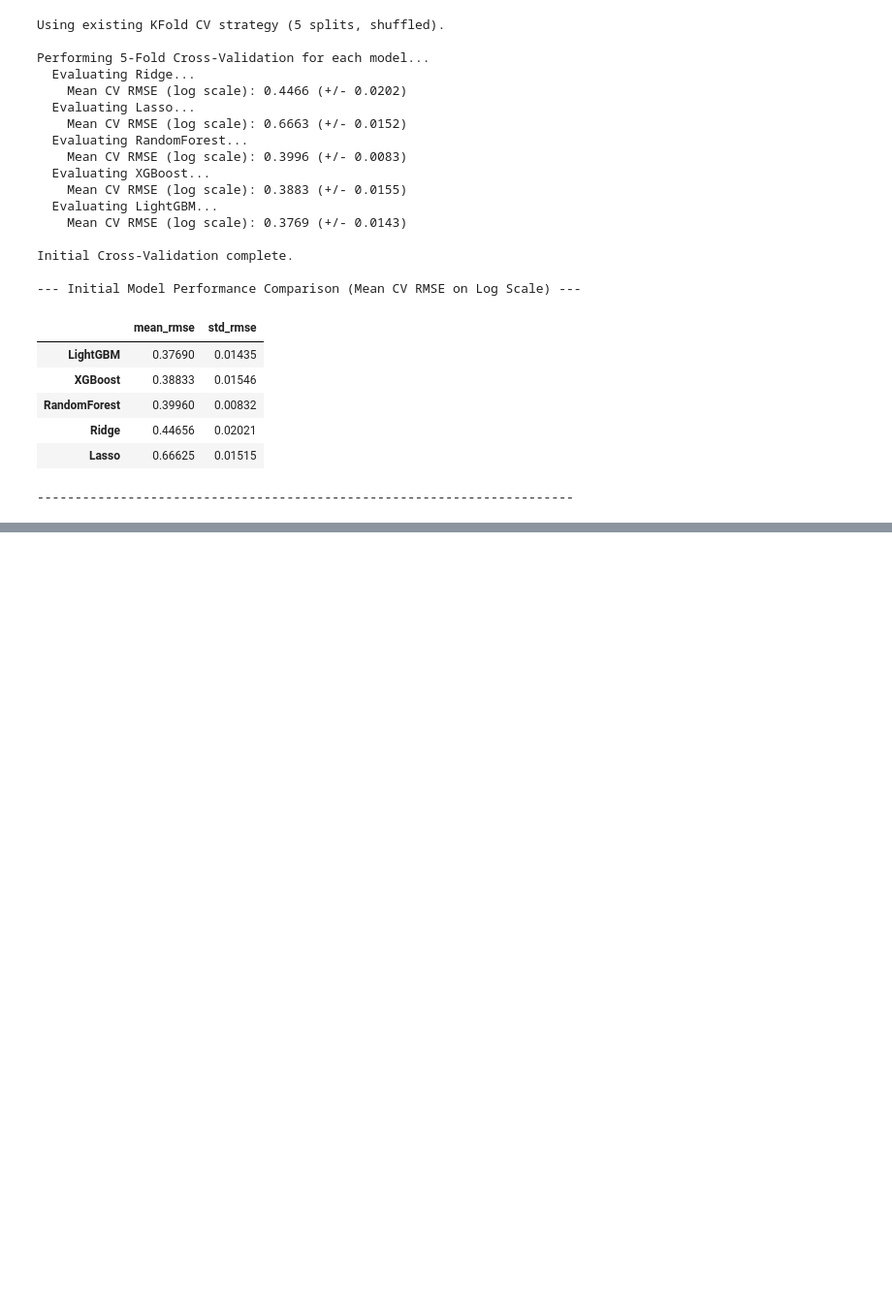
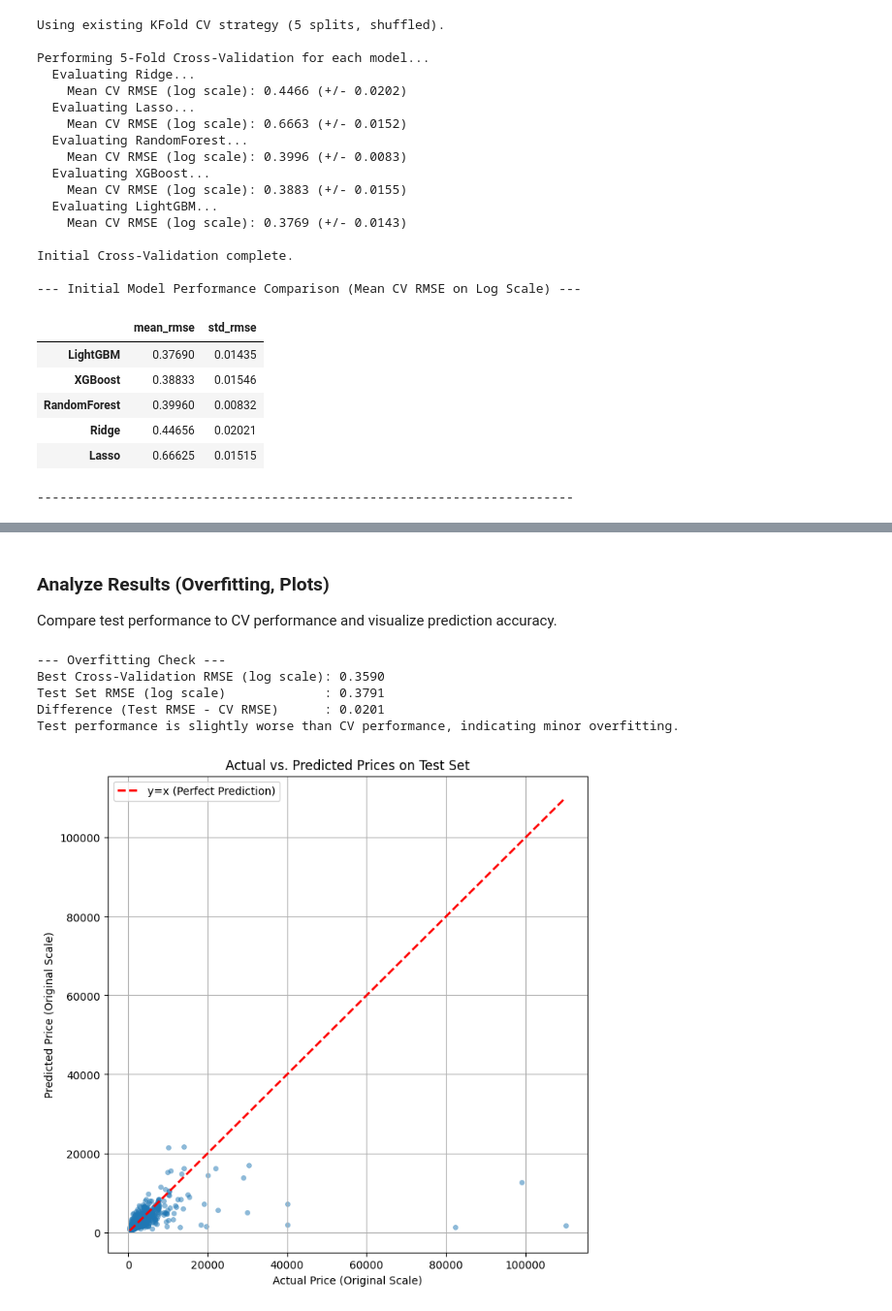
Before and after one commit to DataXteam/Airbnb_data_analysis, a Jupyter notebook: notebooks/04-Modelling.ipynb, the cells around one changed output, grey strips where cells are left out. Shown at 97% size. Cells and saved outputs as stored; diff of their text form; code cells hidden in the pictures; blank space fills up the shorter version.

Commit message:
modeling with bad performace

```diff
--- a/notebooks/04-Modelling.ipynb
+++ b/notebooks/04-Modelling.ipynb
@@ -320,0 +981,16 @@ Initial Cross-Validation complete.
+# %%
+# M5.1 Predict on Test Set
+if 'final_model' in locals() and final_model is not None and 'X_test_scaled' in locals() and X_test_scaled is not None:
+    print("Generating predictions on the test set (log scale)...")
+    try:
+        y_pred_log = final_model.predict(X_test_scaled)
+        print("Predictions generated successfully.")
+        print(f"Shape of log predictions: {y_pred_log.shape}")
+        # Display first few predictions
+        print("\nExample log predictions:")
+        print(y_pred_log[:5])
+    except Exception as e:
+        print(f"An error occurred during prediction: {e}")
+        y_pred_log = None
+else:
+    print("Error: Final model or scaled test data not available.")
@@ -320,0 +1090,63 @@ Initial Cross-Validation complete.
+# %% [markdown]
+### Analyze Results (Overfitting, Plots)
+Compare test performance to CV performance and visualize prediction accuracy.
+# %%
+# M5.4a Compare Test Performance to CV Performance
+if 'best_cv_rmse' in locals() and 'rmse_log_test' in locals():
+    print("--- Overfitting Check ---")
+    print(f"Best Cross-Validation RMSE (log scale): {best_cv_rmse:.4f}")
+    print(f"Test Set RMSE (log scale)             : {rmse_log_test:.4f}")
+
+    difference = rmse_log_test - best_cv_rmse
+    print(f"Difference (Test RMSE - CV RMSE)      : {difference:.4f}")
+
+    if difference < 0.02: # Example threshold
+        print("Test performance is very close to CV performance, suggesting minimal overfitting.")
+    elif difference < 0.05:
+        print("Test performance is slightly worse than CV performance, indicating minor overfitting.")
+    else:
+        print("Test performance is noticeably worse than CV performance, indicating potential overfitting.")
+
+else:
+    print("Could not perform overfitting check: CV or test scores missing.")
+# %% [output]
+--- Overfitting Check ---
+Best Cross-Validation RMSE (log scale): 0.3590
+Test Set RMSE (log scale)             : 0.3791
+Difference (Test RMSE - CV RMSE)      : 0.0201
+Test performance is slightly worse than CV performance, indicating minor overfitting.
+# %%
+# M5.4b Actual vs. Predicted Plot
+
+# Ensure correct imports are active
+import matplotlib.pyplot as plt
+import seaborn as sns
+import numpy as np # Needed for max/min if not already imported
+import pandas as pd # Needed for Series quantile if uncommenting limits
+
+if 'y_test_orig' in locals() and 'y_pred_orig' in locals() and y_test_orig is not None and y_pred_orig is not None:
+    plt.figure(figsize=(8, 8)) # Uses matplotlib.pyplot
+    sns.scatterplot(x=y_test_orig, y=y_pred_orig, alpha=0.5, s=20, edgecolor=None) # Uses seaborn (which uses matplotlib)
+
+    # Add y=x line (perfect prediction line)
+    # Ensure inputs are numpy arrays or compatible for max/min comparison
+    max_val = max(np.max(y_test_orig), np.max(y_pred_orig))
+    min_val = min(np.min(y_test_orig), np.min(y_pred_orig))
+    plt.plot([min_val, max_val], [min_val, max_val], color='red', linestyle='--', linewidth=2, label='y=x (Perfect Prediction)')
+
+    plt.xlabel("Actual Price (Original Scale)")
+    plt.ylabel("Predicted Price (Original Scale)")
+    plt.title("Actual vs. Predicted Prices on Test Set")
+    plt.legend()
+    plt.grid(True)
+
+    # Optional: Set limits if outliers dominate too much - use pd.Series for quantile
+    # limit_perc = 0.98
+    # plt.xlim(min_val, pd.Series(y_test_orig).quantile(limit_perc))
+    # plt.ylim(min_val, pd.Series(y_pred_orig).quantile(limit_perc))
+
+    plt.show() # Display the plot
+else:
+    print("Error: Original scale test values (y_test_orig, y_pred_orig) not available for plotting.")
+# %% [output]
+[figure, added]
```
Also changed, not shown: parts of 31 cells of this notebook.
